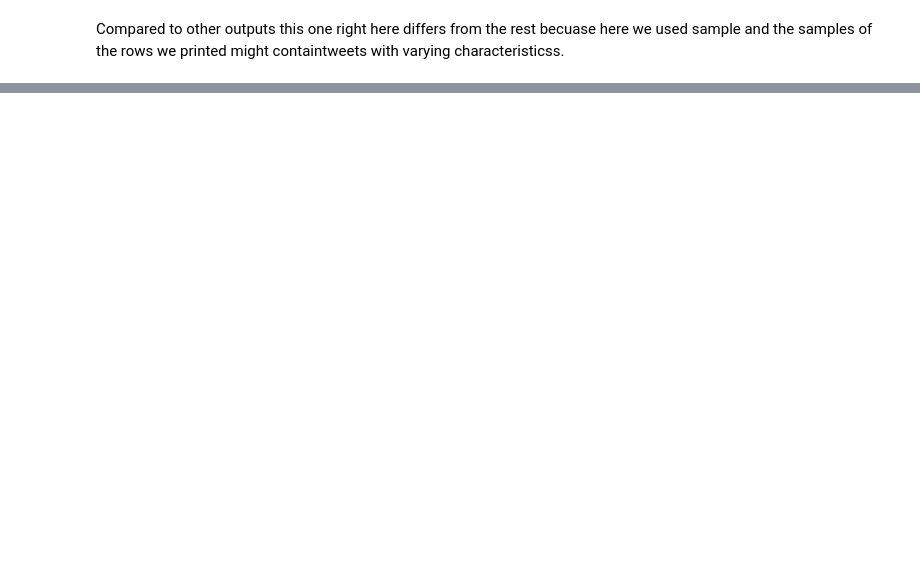
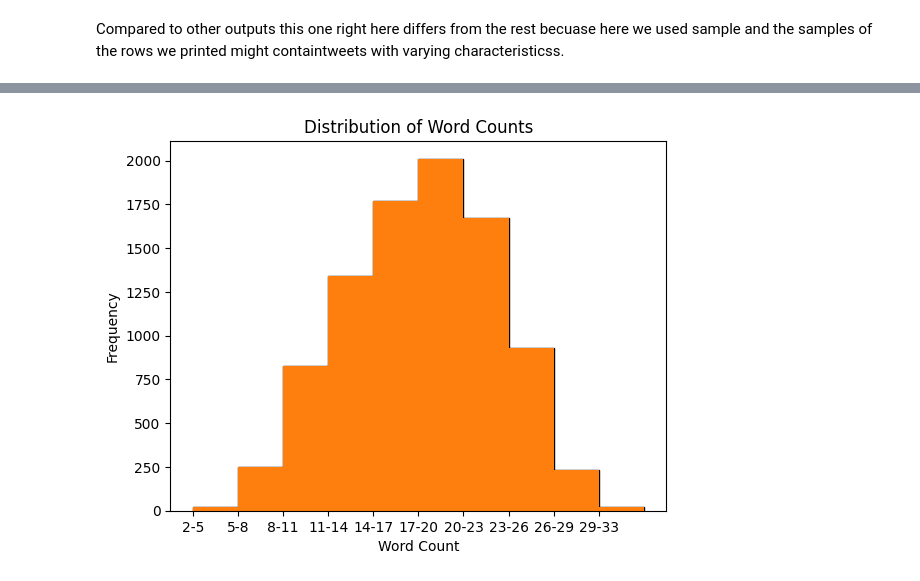
Before and after one commit to Kamaukaguru/NLP-twitter-analysis, a Jupyter notebook: index.ipynb, the cells around one changed output, grey strips where cells are left out. Drawn from its saved outputs; the diff is of its cells as text; code cells hidden in the pictures; blank space fills up the shorter version.

Commit message:
Visualize data

```diff
--- a/index.ipynb
+++ b/index.ipynb
@@ -375,0 +402,8 @@ df1['target_entity'].fillna('Uncategorized', inplace=True)
+# %%
+def count_words(text):
+  """Counts the number of words in a given text."""
+  words = text.split()
+  return len(words)
+# %%
+df1['word_count'] = df1['tweet'].apply(count_words)
+df1['word_count'].describe()
@@ -375,0 +420,19 @@ df1['target_entity'].fillna('Uncategorized', inplace=True)
+# %%
+# Histogram
+plt.hist(df1['word_count'], bins=10, edgecolor='black')
+
+# Calculate bin edges
+counts, bins, patches = plt.hist(df1['word_count'], bins=10)
+
+# Create bin labels
+bin_labels = [f'{int(bins[i])}-{int(bins[i+1])}' for i in range(len(bins)-1)]
+
+# Set x-axis labels
+plt.xticks(bins[:-1], bin_labels)
+
+plt.xlabel('Word Count')
+plt.ylabel('Frequency')
+plt.title('Distribution of Word Counts')
+plt.show()
+# %% [output]
+[figure, added]
```
Also changed, not shown: parts of 19 cells of this notebook.
